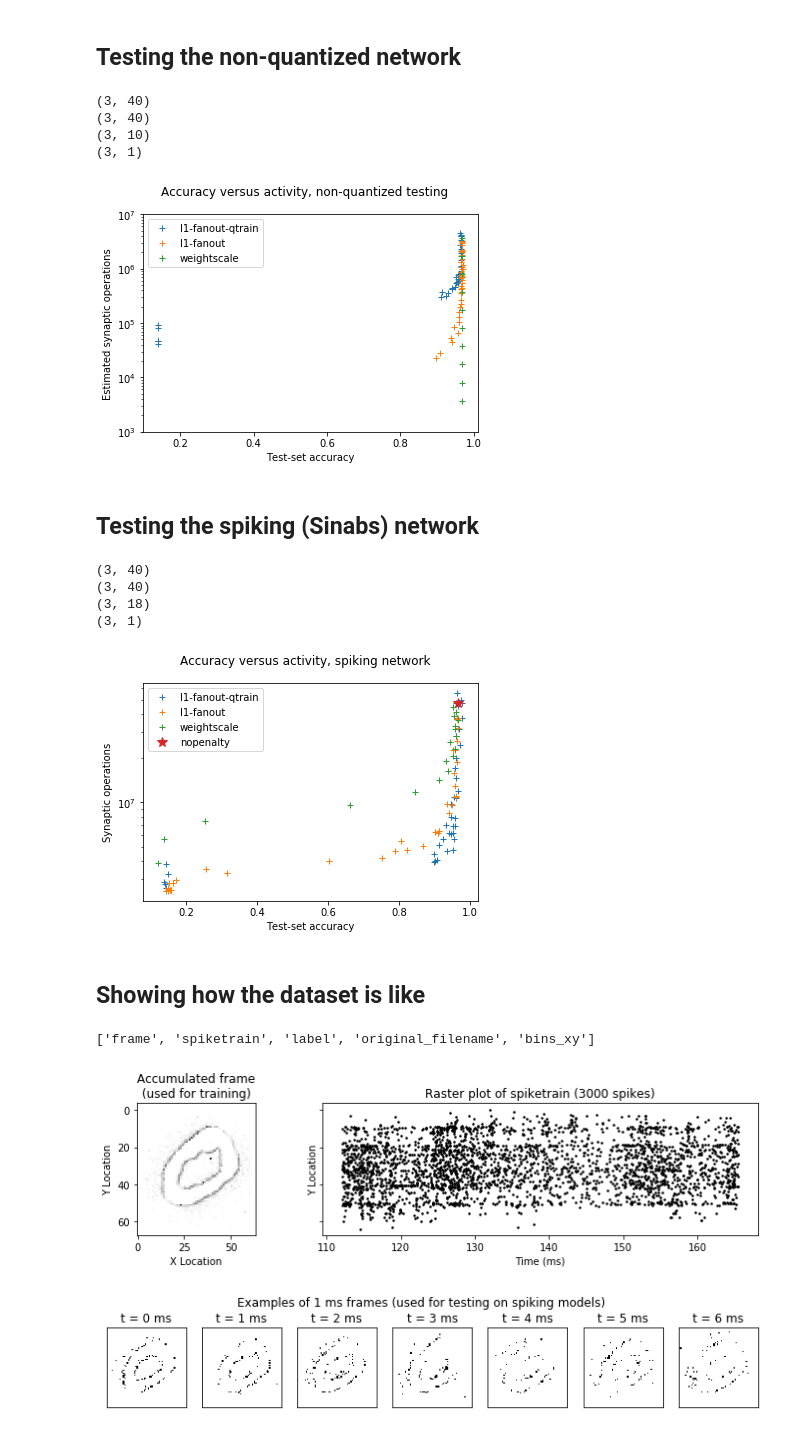
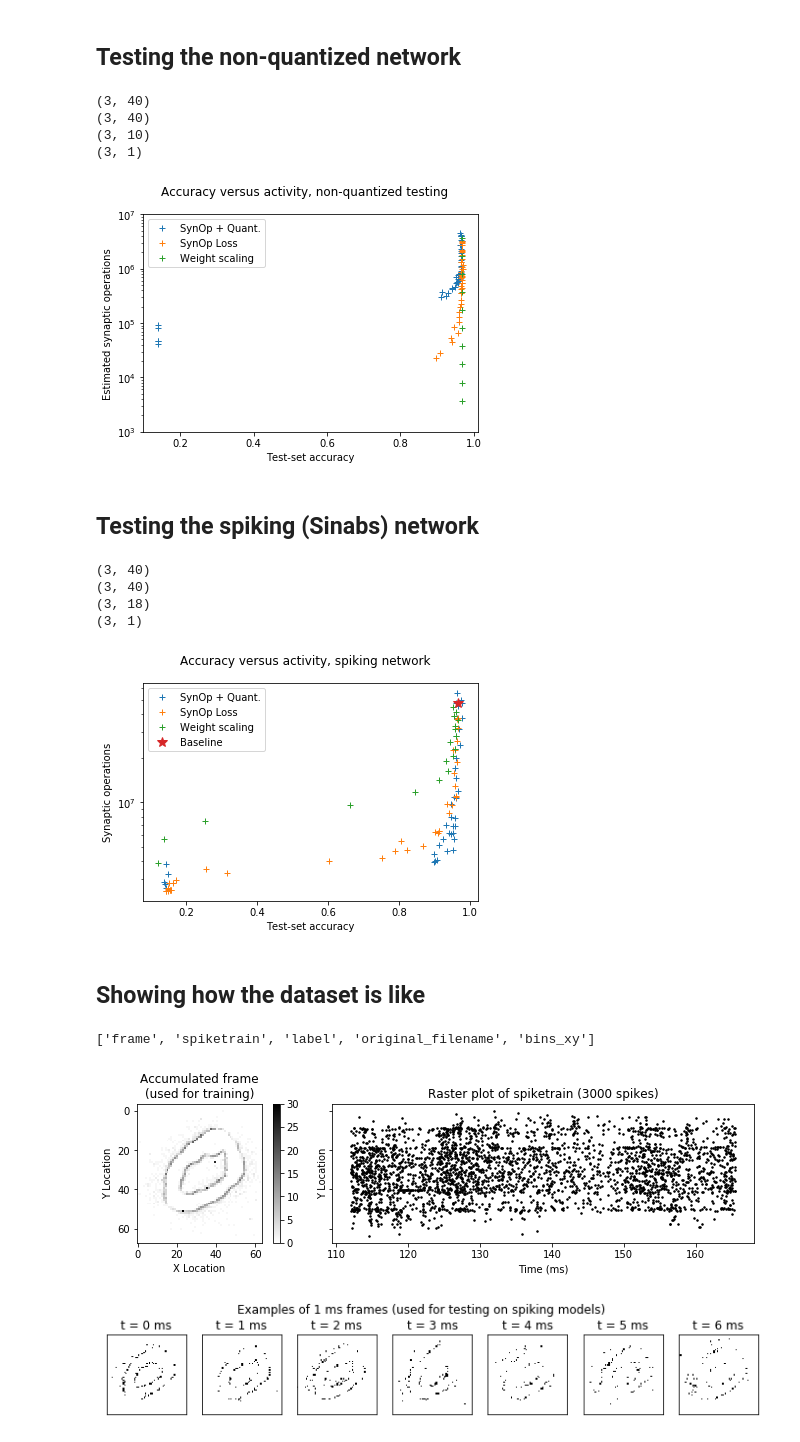
Before and after one commit to fgr1986/synoploss, a Jupyter notebook: scripts/mnist_dvs/GeneratePlots.ipynb, the cells around one changed output. Drawn from its saved outputs; the diff is of its cells as text; code cells hidden in the pictures.

Commit message:
better names

```diff
--- a/scripts/mnist_dvs/GeneratePlots.ipynb
+++ b/scripts/mnist_dvs/GeneratePlots.ipynb
@@ -106,7 +116,7 @@ coefficients, activities, accuracies = read_results_files('_qtest_False')
 
 fig, ax = plt.subplots(1, 1, figsize=(6, 4))
 for i, name in enumerate(coefficients.keys()):  # exclude nopenalty
-    if name == 'nopenalty': continue
+    if name == 'Baseline': continue
     # First plot
     ax.plot(accuracies[name], activities[name], '+',
              label=name.split('_qtest_True')[0])
@@ -134,7 +144,7 @@ fig.savefig("figures/act-acc_no_test_quant.pdf", bbox_inches='tight')
 (3, 40)
 (3, 10)
 (3, 1)
-[figure, old version]
+[figure, new version]
 # %% [markdown]
 ## Testing the spiking (Sinabs) network
 # %%
@@ -142,14 +152,14 @@ coefficients, activities, accuracies = read_results_files('_spiking')
 
 fig, ax = plt.subplots(1, 1, figsize=(6, 4))
 for i, name in enumerate(coefficients.keys()):  # exclude nopenalty
-    if name == 'nopenalty': continue
+    if name == 'Baseline': continue
     # First plot
     ax.plot(accuracies[name], activities[name], '+',
              label=name.split('_qtest_True')[0])
 
 # Plot nopenalty (single point)
-ax.plot(accuracies['nopenalty'], activities['nopenalty'],
-        '*', label='nopenalty', c='C3', markersize=10)
+ax.plot(accuracies['Baseline'], activities['Baseline'],
+        '*', label='Baseline', c='C3', markersize=10)
 
 ax.set_yscale('log')
 # ax.set_ylim([1e3, 1e7])
@@ -167,35 +177,37 @@ fig.savefig("figures/act-acc_sinabs.pdf", bbox_inches='tight')
 (3, 40)
 (3, 18)
 (3, 1)
-[figure, old version]
+[figure, new version]
 # %% [markdown]
 ## Showing how the dataset is like
 # %%
 f = np.load('data/train/mnist_0_scale16_0001_0002.npz')
 
 print(list(f.keys()))
 
 fig, ax = plt.subplots(1, 2, figsize=(10, 3), sharey=True, gridspec_kw={'width_ratios': [1, 2.]})
-ax[0].imshow(f['frame'], interpolation='none', cmap=plt.cm.gray_r)
+im = ax[0].imshow(f['frame'], interpolation='none', cmap=plt.cm.gray_r)
 
 x, y, t = f['spiketrain']['x'], f['spiketrain']['y'], f['spiketrain']['t']
 x_loc, y_loc = (x - x.min()) / (x.max()-x.min()), (y - y.min()) / (y.max() - y.min())
 loc = x_loc + y_loc
 
 ax[1].plot(t/1000, (1-y_loc)*64, '.k', markersize=3)
 
 ax[0].set_ylabel("Y Location")
 ax[1].set_ylabel("Y Location")
 ax[1].set_xlabel("Time (ms)")
 ax[0].set_xlabel("X Location")
 ax[0].set_title("Accumulated frame\n(used for training)")
 ax[1].set_title("Raster plot of spiketrain (3000 spikes)")
 
+fig.colorbar(im, ax=ax[0])
+
 fig.tight_layout()
 fig.savefig('figures/data-raster.pdf', bbox_inches='tight')
 # %% [output]
 ['frame', 'spiketrain', 'label', 'original_filename', 'bins_xy']
-[figure, old version]
+[figure, new version]
 # %%
 h = np.histogramdd((x, y, t), bins=(*f['bins_xy'], np.arange(t.min(), t.max(), 1000)))[0]
 
```
Also changed, not shown: parts of 3 cells of this notebook.
